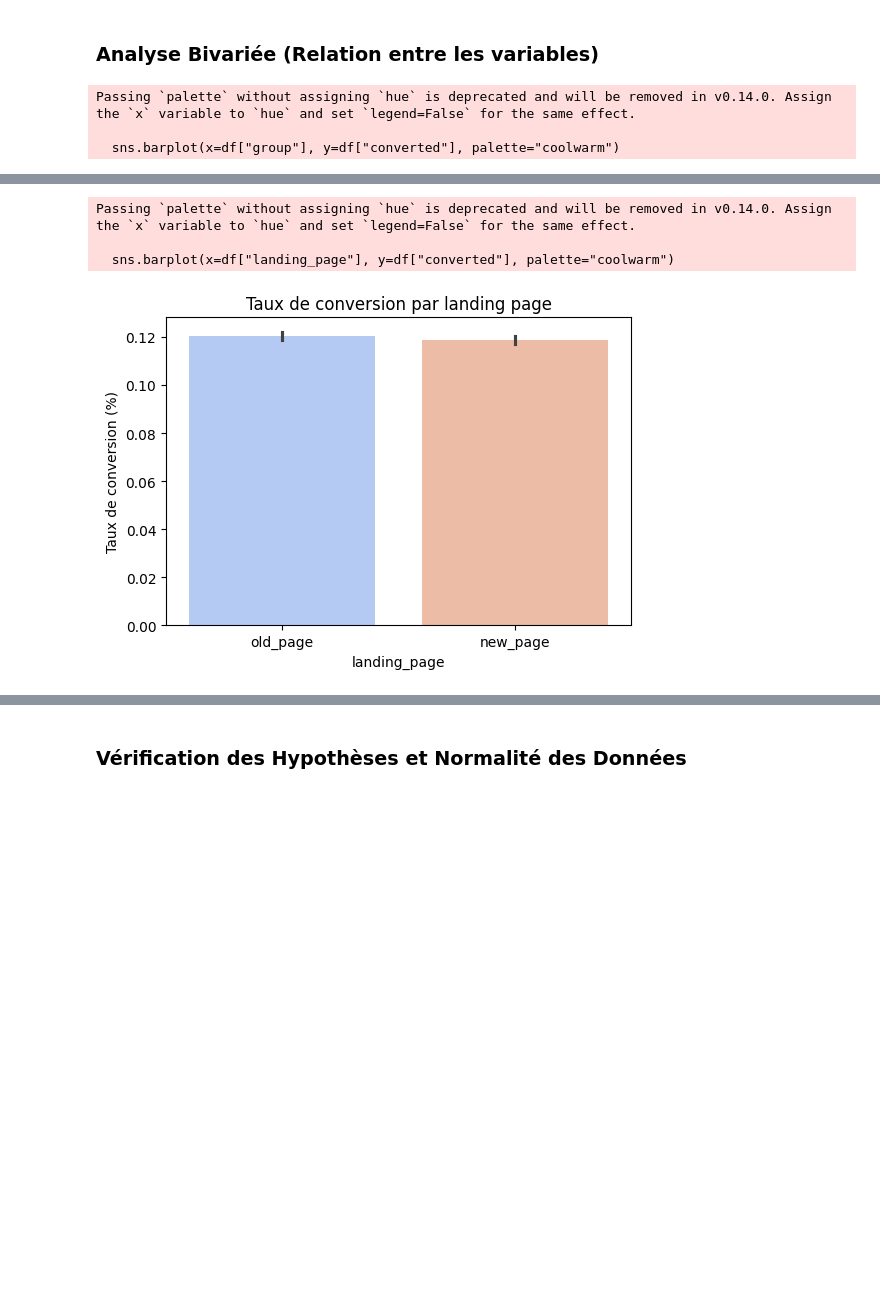
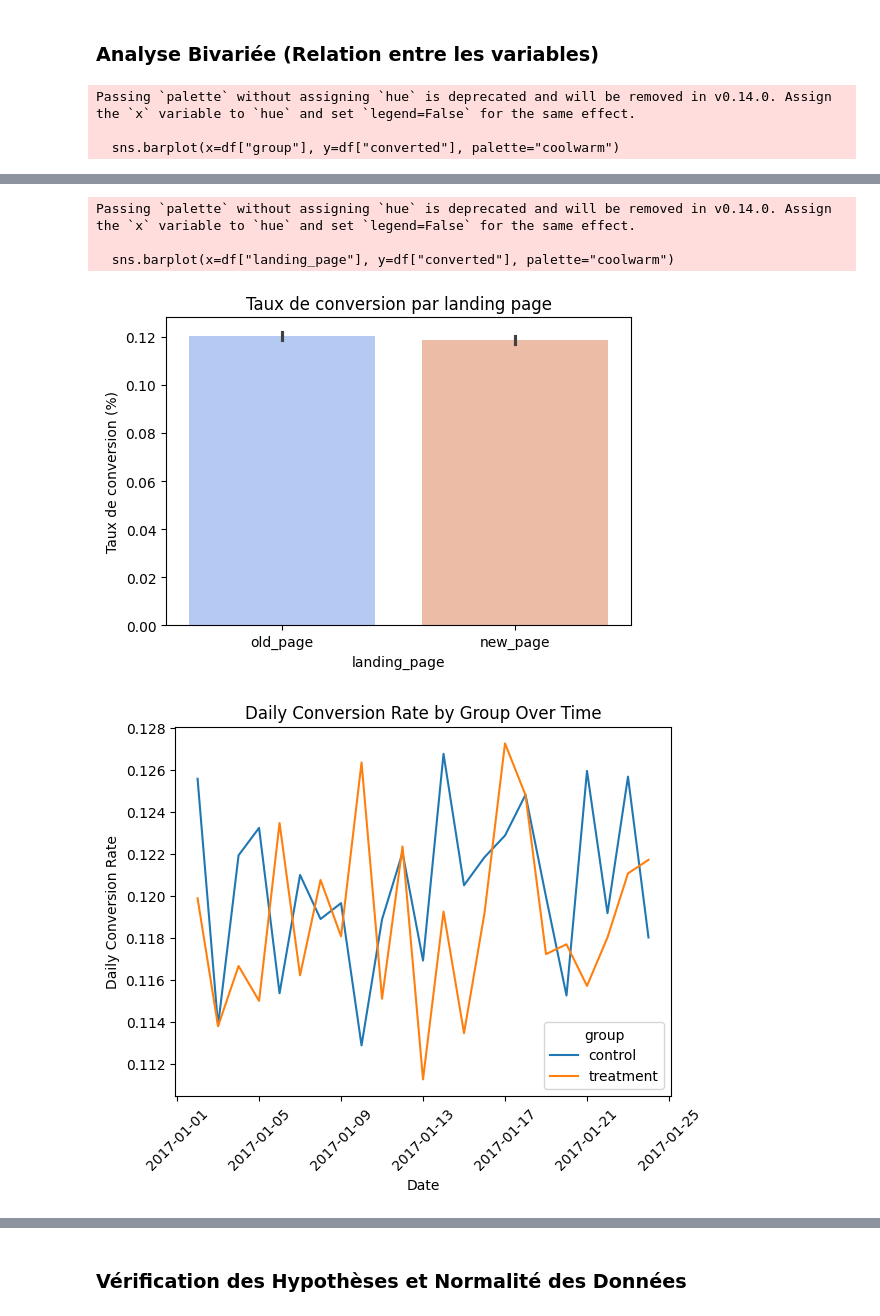
Before and after one commit to Yohannkp/Tests-Statistiques-Landing-Page, a Jupyter notebook: NoteBook/notebook.ipynb, the cells around one changed output, grey strips where cells are left out. Drawn from its saved outputs; the diff is of its cells as text; code cells hidden in the pictures; blank space fills up the shorter version.

```diff
--- a/NoteBook/notebook.ipynb
+++ b/NoteBook/notebook.ipynb
@@ -96,30 +96,42 @@ plt.ylabel("Taux de conversion (%)")
 plt.show()
 
 # Évolution du taux de conversion au fil du temps
 df["date"] = df["timestamp"].dt.date
 daily_conversion = df.groupby("date")["converted"].mean()
 
 plt.figure(figsize=(12,6))
 plt.plot(daily_conversion, marker="o", linestyle="-", color="b")
 plt.title("Évolution du taux de conversion au fil du temps")
 plt.xlabel("Date")
 plt.ylabel("Taux de conversion")
 plt.xticks(rotation=45)
 plt.show()
 
 # Segmentation des taux de conversion par landing page
 plt.figure(figsize=(6,4))
 sns.barplot(x=df["landing_page"], y=df["converted"], palette="coolwarm")
 plt.title("Taux de conversion par landing page")
 plt.ylabel("Taux de conversion (%)")
 plt.show()
+
+df['timestamp'] = pd.to_datetime(df['timestamp'])
+df_time = df.set_index('timestamp')
+daily_conversions = df_time.groupby(['group']).resample('D')['converted'].mean().reset_index()
+
+sns.lineplot(x='timestamp', y='converted', hue='group', data=daily_conversions)
+plt.title("Daily Conversion Rate by Group Over Time")
+plt.ylabel("Daily Conversion Rate")
+plt.xlabel("Date")
+plt.xticks(rotation=45)
+plt.show()
 # %% [output]
 Passing `palette` without assigning `hue` is deprecated and will be removed in v0.14.0. Assign the `x` variable to `hue` and set `legend=False` for the same effect.
 
   sns.barplot(x=df["group"], y=df["converted"], palette="coolwarm")
 [figure]
 [figure]
 Passing `palette` without assigning `hue` is deprecated and will be removed in v0.14.0. Assign the `x` variable to `hue` and set `legend=False` for the same effect.
 
   sns.barplot(x=df["landing_page"], y=df["converted"], palette="coolwarm")
 [figure]
+[figure, added]
```
Also changed, not shown: parts of 1 cell of this notebook, 1 other file.
